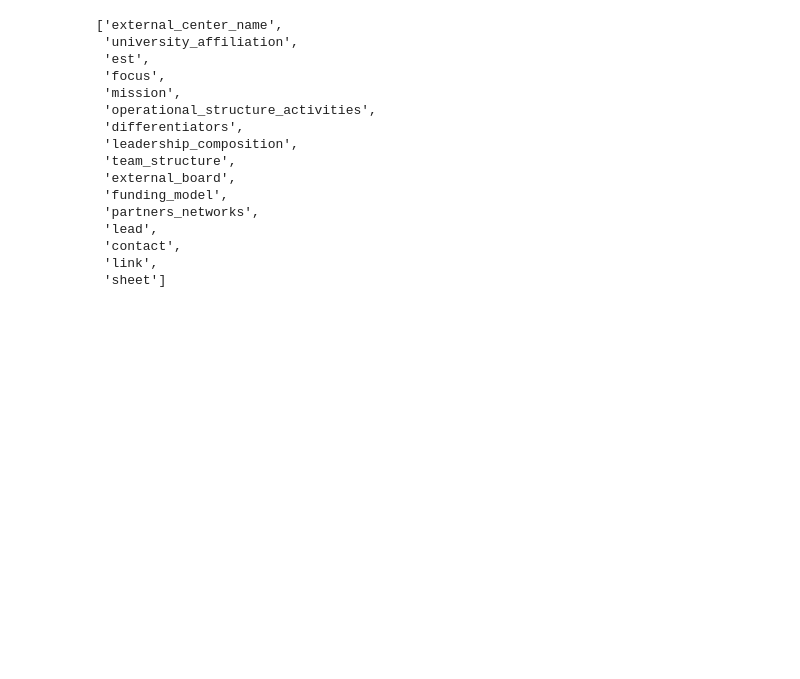
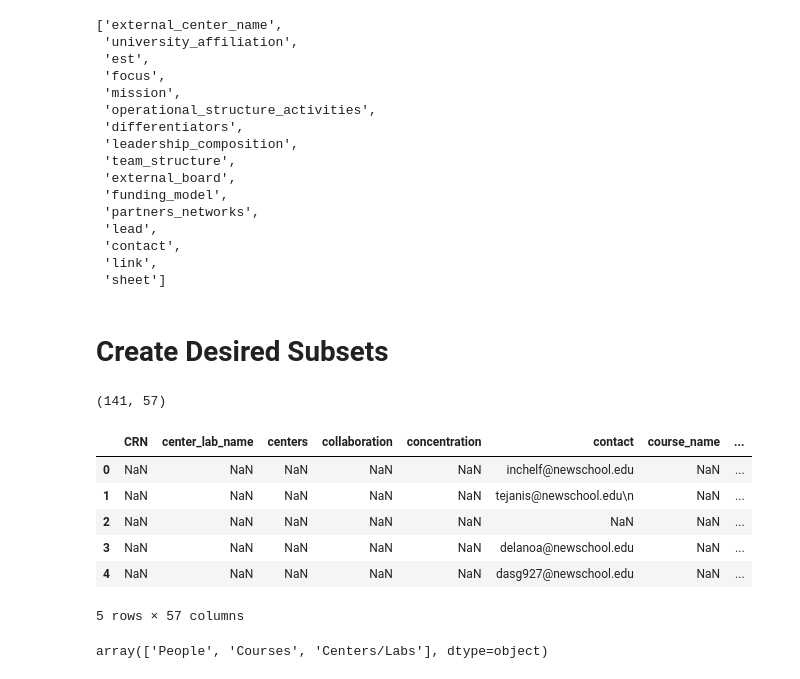
Before and after one commit to 3milychu/csmi-data, a Jupyter notebook: data/Data Structure.ipynb, the cells around one changed output. Cells and saved outputs as stored; diff of their text form; code cells hidden in the pictures; blank space fills up the shorter version.

```diff
--- a/data/Data Structure.ipynb
+++ b/data/Data Structure.ipynb
@@ -246,3 +281,5 @@ list(df6)
  'contact',
  'link',
  'sheet']
+# %% [markdown]
+# Create Desired Subsets
@@ -248,0 +294,18 @@ list(df6)
+# %%
+df = pd.read_csv('/Volumes/Samsung_t3/project-repos/csmi-data/data/all.csv')
+df = df.loc[(df['sheet'] != "Events") & (df['sheet'] != "Organizations") ]
+print(df.shape)
+df.head()
+# %% [output]
+(141, 57)
+|  | CRN | center_lab_name | centers | collaboration | concentration | contact | course_name | ... |
+| 0 | NaN | NaN | NaN | NaN | NaN | inchelf@newschool.edu | NaN | ... |
+| 1 | NaN | NaN | NaN | NaN | NaN | tejanis@newschool.edu\n | NaN | ... |
+| 2 | NaN | NaN | NaN | NaN | NaN | NaN | NaN | ... |
+| 3 | NaN | NaN | NaN | NaN | NaN | delanoa@newschool.edu | NaN | ... |
+| 4 | NaN | NaN | NaN | NaN | NaN | dasg927@newschool.edu | NaN | ... |
+5 rows × 57 columns
+# %%
+df.sheet.unique()
+# %% [output]
+array(['People', 'Courses', 'Centers/Labs'], dtype=object)
```
Also changed, not shown: parts of 21 cells of this notebook, 22 other files.
